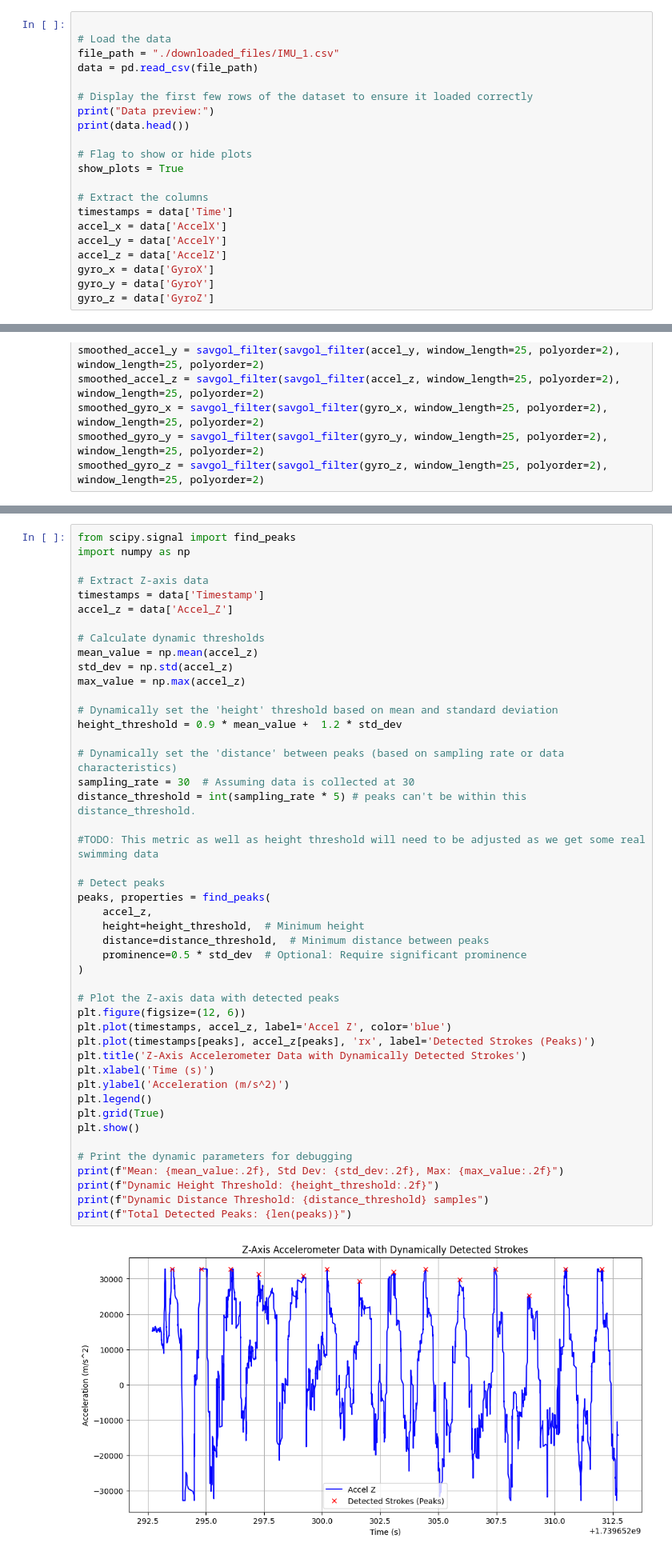
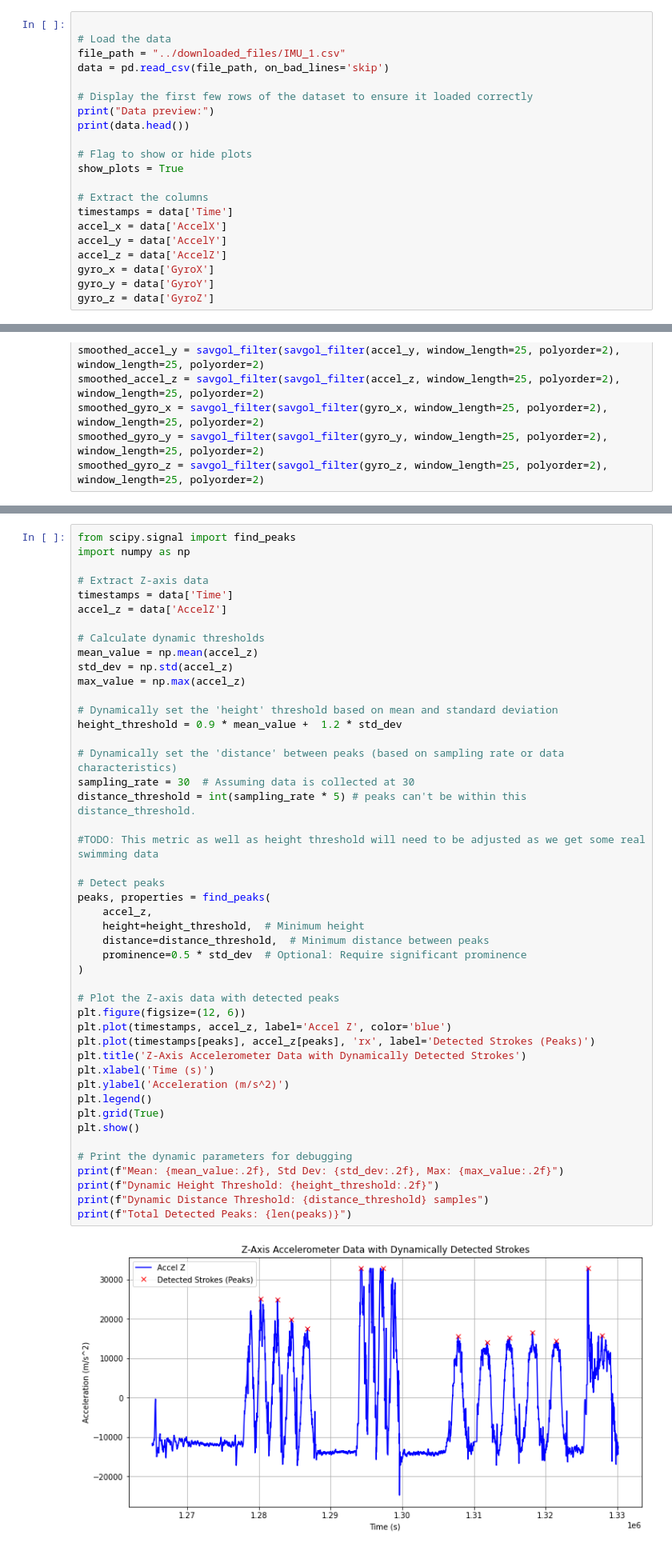
Before and after one commit to IddoSadeh/FORM24, a Jupyter notebook: esp IMU/imuProcess.ipynb, the cells around one changed output, grey strips where cells are left out. Shown at 80% size. Cells and saved outputs as stored; diff of their text form.

Commit message:
updated file names for data processing

```diff
--- a/esp IMU/imuProcess.ipynb
+++ b/esp IMU/imuProcess.ipynb
@@ -6,8 +6,8 @@ import matplotlib.pyplot as plt
 # %%
 
 # Load the data
-file_path = "./downloaded_files/IMU_1.csv"
-data = pd.read_csv(file_path)
+file_path = "../downloaded_files/IMU_1.csv"
+data = pd.read_csv(file_path, on_bad_lines='skip')
 
 # Display the first few rows of the dataset to ensure it loaded correctly
 print("Data preview:")
@@ -106,8 +112,8 @@ from scipy.signal import find_peaks
 import numpy as np
 
 # Extract Z-axis data
-timestamps = data['Timestamp']
-accel_z = data['Accel_Z']
+timestamps = data['Time']
+accel_z = data['AccelZ']
 
 # Calculate dynamic thresholds
 mean_value = np.mean(accel_z)
@@ -121,31 +127,31 @@ height_threshold = 0.9 * mean_value +  1.2 * std_dev
 sampling_rate = 30  # Assuming data is collected at 30
 distance_threshold = int(sampling_rate * 5) # peaks can't be within this distance_threshold.
 
 #TODO: This metric as well as height threshold will need to be adjusted as we get some real swimming data
 
 # Detect peaks
 peaks, properties = find_peaks(
     accel_z,
     height=height_threshold,  # Minimum height
     distance=distance_threshold,  # Minimum distance between peaks
     prominence=0.5 * std_dev  # Optional: Require significant prominence
 )
 
 # Plot the Z-axis data with detected peaks
 plt.figure(figsize=(12, 6))
 plt.plot(timestamps, accel_z, label='Accel Z', color='blue')
 plt.plot(timestamps[peaks], accel_z[peaks], 'rx', label='Detected Strokes (Peaks)')
 plt.title('Z-Axis Accelerometer Data with Dynamically Detected Strokes')
 plt.xlabel('Time (s)')
 plt.ylabel('Acceleration (m/s^2)')
 plt.legend()
 plt.grid(True)
 plt.show()
 
 # Print the dynamic parameters for debugging
 print(f"Mean: {mean_value:.2f}, Std Dev: {std_dev:.2f}, Max: {max_value:.2f}")
 print(f"Dynamic Height Threshold: {height_threshold:.2f}")
 print(f"Dynamic Distance Threshold: {distance_threshold} samples")
 print(f"Total Detected Peaks: {len(peaks)}")
 # %% [output]
-[figure, old version]
+[figure, new version]
```
Also changed, not shown: parts of 5 cells of this notebook.
